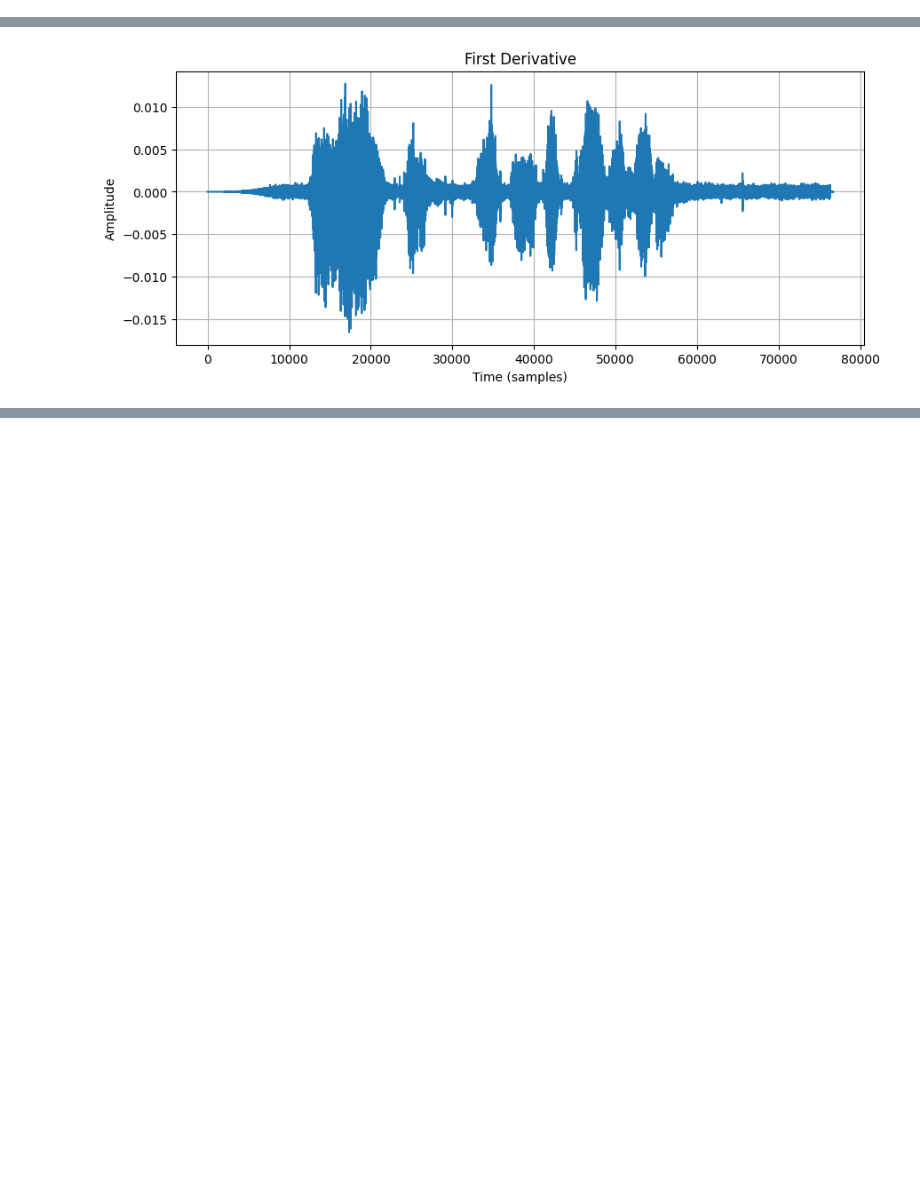
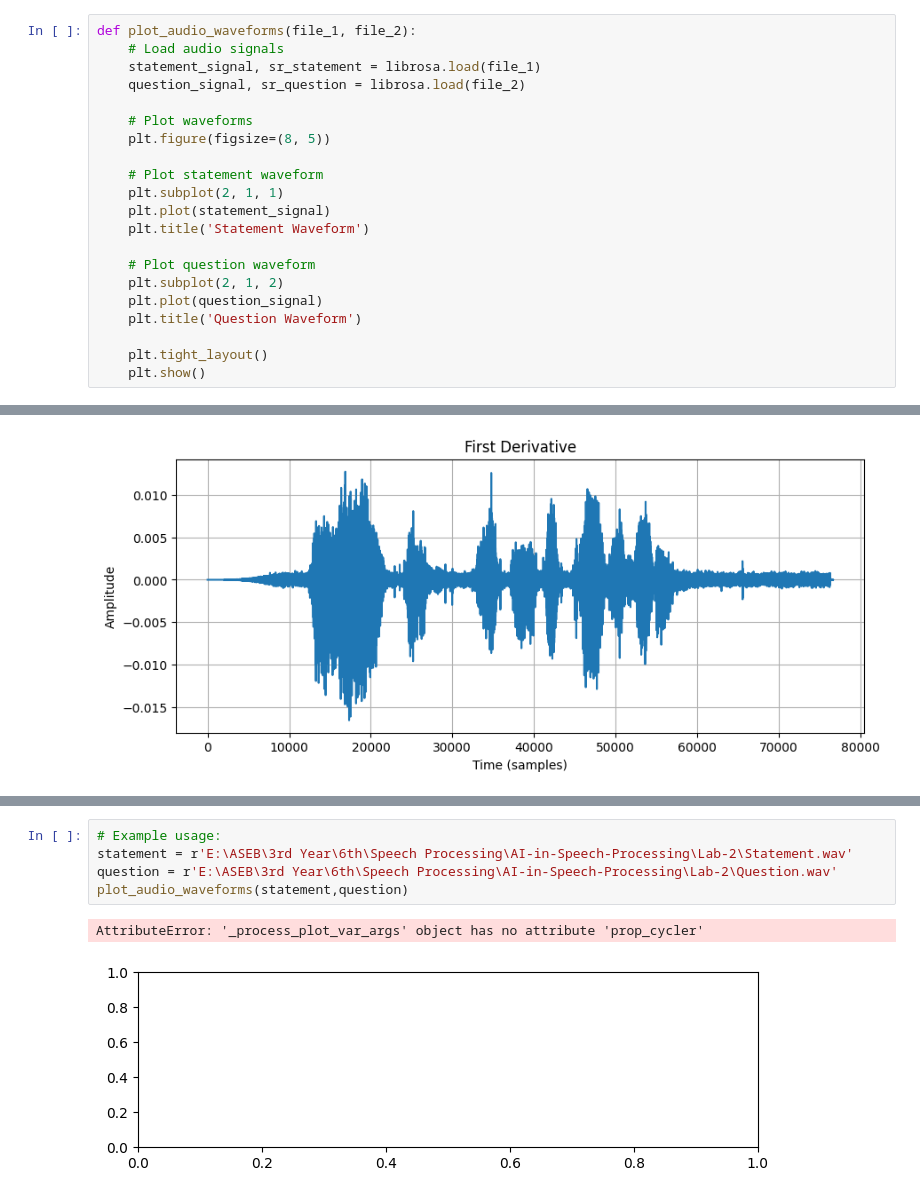
Before and after one commit to Prahas10/AI-in-Speech-Processing, a Jupyter notebook: Lab-2/Lab-2.ipynb, the cells around one changed output, grey strips where cells are left out. Cells and saved outputs as stored; diff of their text form; blank space fills up the shorter version.

```diff
--- a/Lab-2/Lab-2.ipynb
+++ b/Lab-2/Lab-2.ipynb
@@ -63,3 +102,24 @@ def analyze_speech_regions(signal, threshold=0.1):
+# %%
+def plot_audio_waveforms(file_1, file_2):
+    # Load audio signals
+    statement_signal, sr_statement = librosa.load(file_1)
+    question_signal, sr_question = librosa.load(file_2)
+
+    # Plot waveforms
+    plt.figure(figsize=(8, 5))
+
+    # Plot statement waveform
+    plt.subplot(2, 1, 1)
+    plt.plot(statement_signal)
+    plt.title('Statement Waveform')
+
+    # Plot question waveform
+    plt.subplot(2, 1, 2)
+    plt.plot(question_signal)
+    plt.title('Question Waveform')
+
+    plt.tight_layout()
+    plt.show()
 # %%
 # A1. Load the recorded speech file and plot the signal
 filename = r"E:\ASEB\3rd Year\6th\Speech Processing\AI-in-Speech-Processing\Lab-2\my_audio.mp3"
@@ -88,0 +165,8 @@ teammate_files=[r"E:\ASEB\3rd Year\6th\Speech Processing\AI-in-Speech-Processing
+# %%
+# Example usage:
+statement = r'E:\ASEB\3rd Year\6th\Speech Processing\AI-in-Speech-Processing\Lab-2\Statement.wav'
+question = r'E:\ASEB\3rd Year\6th\Speech Processing\AI-in-Speech-Processing\Lab-2\Question.wav'
+plot_audio_waveforms(statement,question)
+# %% [output]
+AttributeError: '_process_plot_var_args' object has no attribute 'prop_cycler'
+[figure, added]
```
Also changed, not shown: parts of 7 cells of this notebook, 7 other files.
